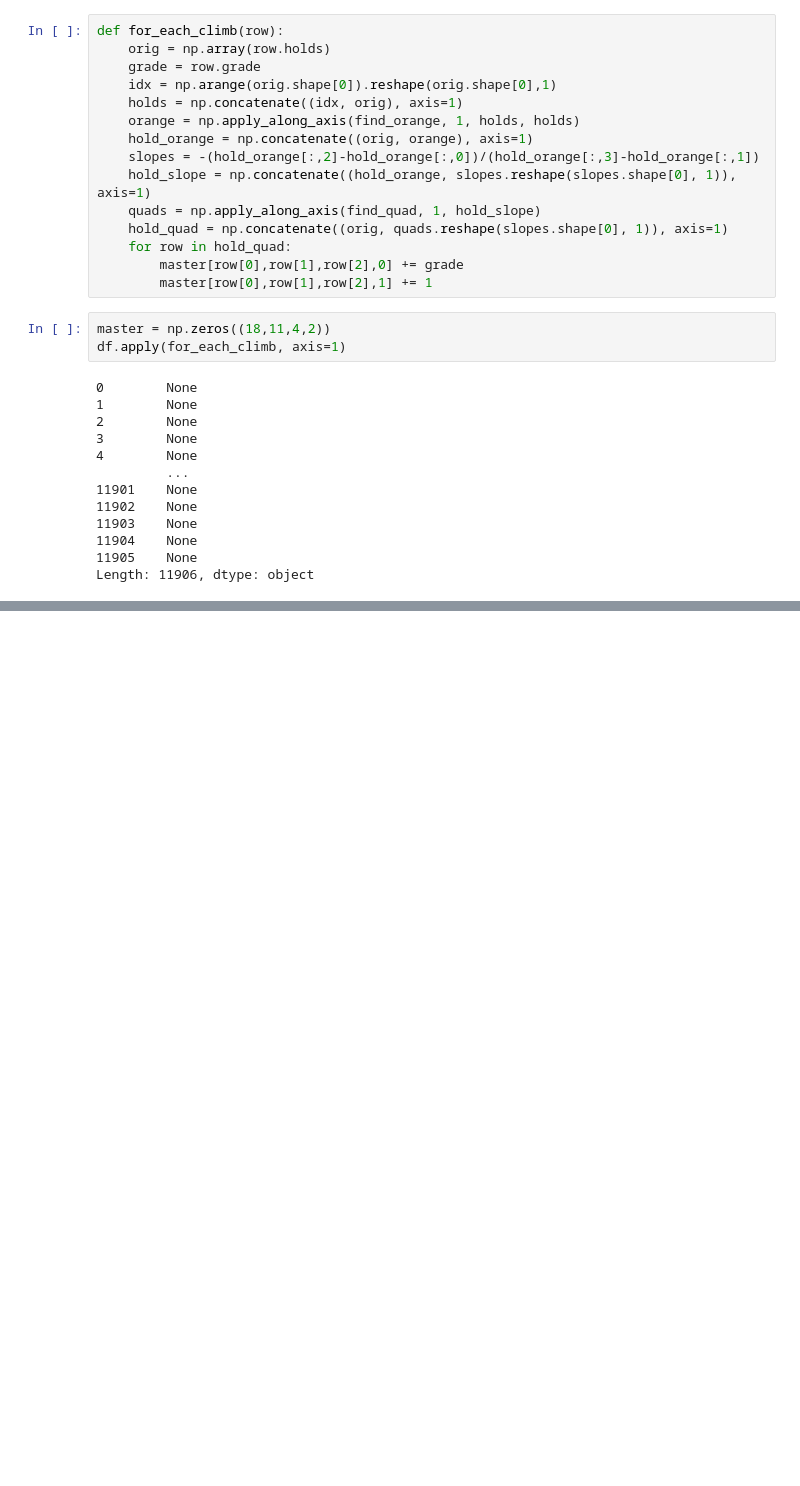
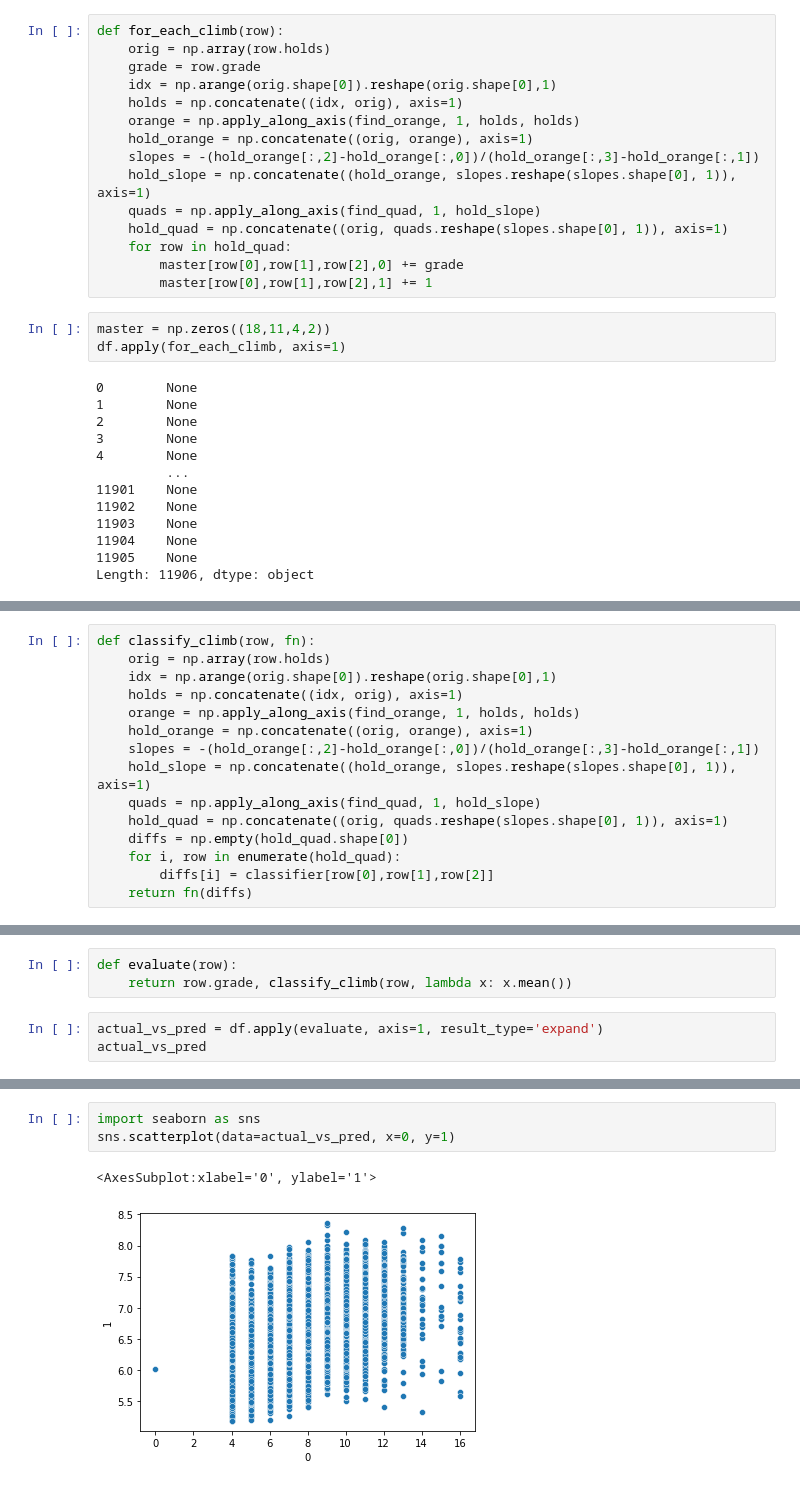
Before and after one commit to WoodsCharlie/MoonBoard-Classifier, a Jupyter notebook: direction_based_classifier.ipynb, the cells around one changed output, grey strips where cells are left out. Cells and saved outputs as stored; diff of their text form; blank space fills up the shorter version.

Commit message:
more work on classifier

```diff
--- a/direction_based_classifier.ipynb
+++ b/direction_based_classifier.ipynb
@@ -153,0 +161,15 @@ classifier.shape
+# %%
+def classify_climb(row, fn):
+    orig = np.array(row.holds)
+    idx = np.arange(orig.shape[0]).reshape(orig.shape[0],1)
+    holds = np.concatenate((idx, orig), axis=1)
+    orange = np.apply_along_axis(find_orange, 1, holds, holds)
+    hold_orange = np.concatenate((orig, orange), axis=1)
+    slopes = -(hold_orange[:,2]-hold_orange[:,0])/(hold_orange[:,3]-hold_orange[:,1])
+    hold_slope = np.concatenate((hold_orange, slopes.reshape(slopes.shape[0], 1)), axis=1)
+    quads = np.apply_along_axis(find_quad, 1, hold_slope)
+    hold_quad = np.concatenate((orig, quads.reshape(slopes.shape[0], 1)), axis=1)
+    diffs = np.empty(hold_quad.shape[0])
+    for i, row in enumerate(hold_quad):
+        diffs[i] = classifier[row[0],row[1],row[2]]
+    return fn(diffs)
@@ -153,0 +185,6 @@ classifier.shape
+# %%
+def evaluate(row):
+    return row.grade, classify_climb(row, lambda x: x.mean())
+# %%
+actual_vs_pred = df.apply(evaluate, axis=1, result_type='expand')
+actual_vs_pred
@@ -153,0 +205,6 @@ classifier.shape
+# %%
+import seaborn as sns
+sns.scatterplot(data=actual_vs_pred, x=0, y=1)
+# %% [output]
+<AxesSubplot:xlabel='0', ylabel='1'>
+[figure, added]
```
Also changed, not shown: parts of 7 cells of this notebook.
